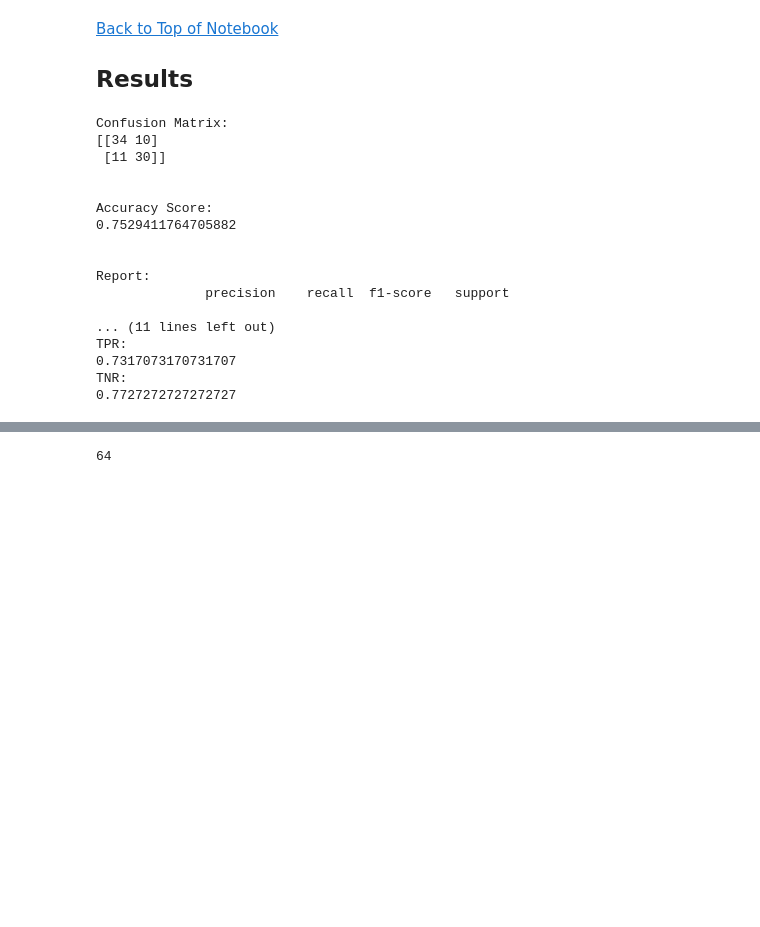
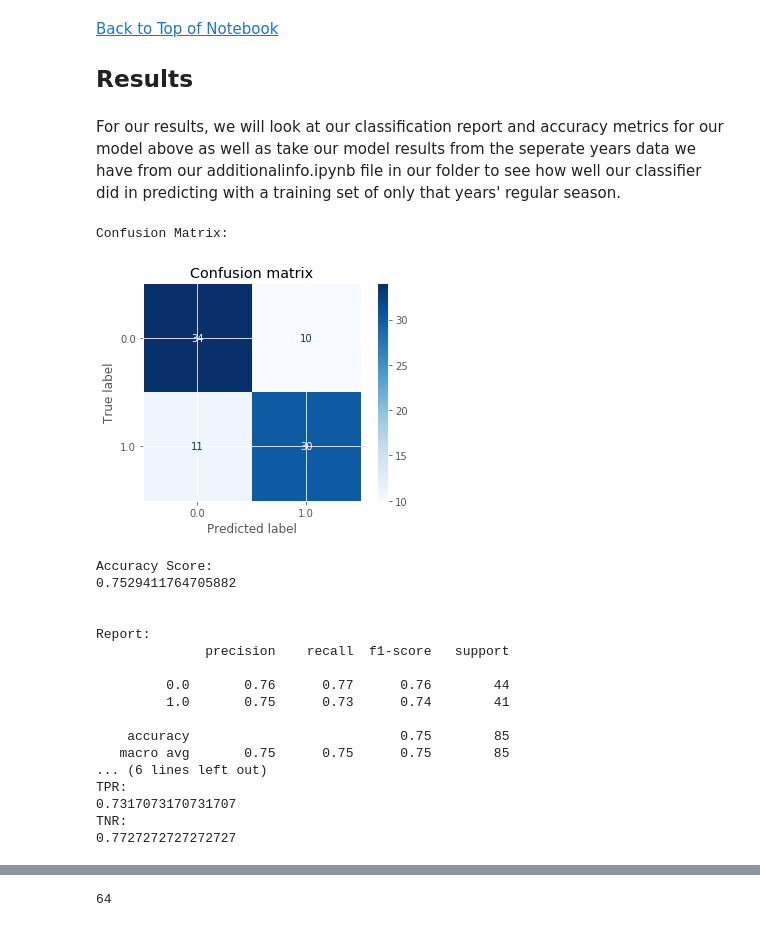
Before and after one commit to ajain1017/dsc-mod-5-project-online-ds-pt-081219, a Jupyter notebook: project_files/index.ipynb, the cells around one changed output, grey strips where cells are left out. Cells and saved outputs as stored; diff of their text form; code cells hidden in the pictures; blank space fills up the shorter version.

```diff
--- a/project_files/index.ipynb
+++ b/project_files/index.ipynb
@@ -2371,21 +2615,0 @@ Test Accuracy: 0.6823529411764706
-# %%
-params = {'clf__n_estimators': [50],
-     'clf__max_depth':[6,7,8],
-     'pca__n_components':list(range(70,101))}
-pipe = Pipeline([('scl', StandardScaler()),
-                 ('pca', PCA()),
-                 ('clf', XGBClassifier(random_state = 42))])
-gs = GridSearchCV(estimator=pipe,
-              param_grid=params,
-              scoring='accuracy',
-              cv=3,
-              verbose=5,
-              n_jobs=-1)
-gs.fit(X_train, y_train)
-best_clfs1.append(gs.best_estimator_)
-pipelines1.append(pipe)
-print(clf.__class__.__name__)
-print('Best params:', gs.best_params_)
-print('Train Accuracy:',gs.best_estimator_.score(X_train, y_train))
-print('Test Accuracy:',gs.best_estimator_.score(X_test, y_test))
-print('')
@@ -2465,0 +2657,4 @@ Base Test Accuracy:  0.7529411764705882
+# %%
+#serialize X_test_pc
+with open('X_test_pc.pkl', 'wb') as f:
+    pickle.dump(X_test_pc, f)
@@ -2468,3 +2667,7 @@ Base Test Accuracy:  0.7529411764705882
 # %% [markdown]
 [Back to Top of Notebook](#toc)
 ## Results
+# %% [markdown]
+For our results, we will look at our classification report and accuracy metrics for our model above as well as take our model results from the seperate years data we have from our additionalinfo.ipynb file in our folder to see how well our classifier did in predicting with a training set of only that years' regular season.
+# %%
+pca_clf = pickle.load(open('finalized_model.sav', 'rb'))
@@ -2471,43 +2678,48 @@ Base Test Accuracy:  0.7529411764705882
 # %%
-from sklearn.metrics import confusion_matrix
-from sklearn.metrics import confusion_matrix
-from sklearn.metrics import accuracy_score
-from sklearn.metrics import classification_report
-
+#plot confusion matrix
 print('Confusion Matrix: ')
-print(confusion_matrix(y_test, predictions))
+plot_confusion_matrix(pca_clf, X_test_pc, y_test, cmap=plt.cm.Blues)
+plt.title("Confusion matrix")
+plt.show()
 print()
 print()
+#print test accuracy score
 print('Accuracy Score: ')
 print(accuracy_score(y_test, predictions))
 print()
 print()
+#print classification report
 print('Report: ')
 print(classification_report(y_test, predictions))
 print()
 print()
 fpr, tpr, threshold = metrics.roc_curve(y_test, predictions)
+#print area under roc curve
 print('AUC: ')
 print(np.trapz(tpr,fpr))
+#print true positive rate
 print('TPR: ')
 print(tpr[1])
+#print true negative rate
 print('TNR: ')
 print(1 - fpr[1])
 # %% [output]
 Confusion Matrix:
-[[34 10]
- [11 30]]
-
-
-Accuracy Score:
-0.7529411764705882
-
-
-Report:
-              precision    recall  f1-score   support
-
-... (11 lines left out)
-TPR:
-0.7317073170731707
-TNR:
-0.7727272727272727
+[figure, added]
+Accuracy Score:
+0.7529411764705882
+
+
+Report:
+              precision    recall  f1-score   support
+
+         0.0       0.76      0.77      0.76        44
+         1.0       0.75      0.73      0.74        41
+
+    accuracy                           0.75        85
+   macro avg       0.75      0.75      0.75        85
+... (6 lines left out)
+TPR:
+0.7317073170731707
+TNR:
+0.7727272727272727
```
Also changed, not shown: parts of 165 cells of this notebook, 6 other files.
